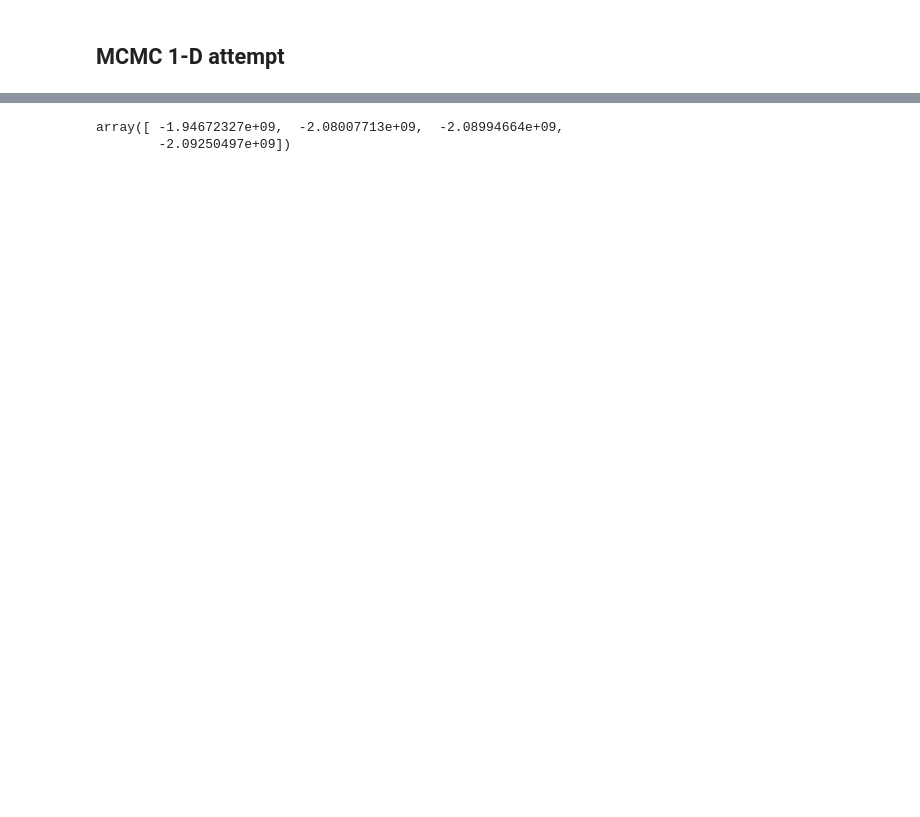
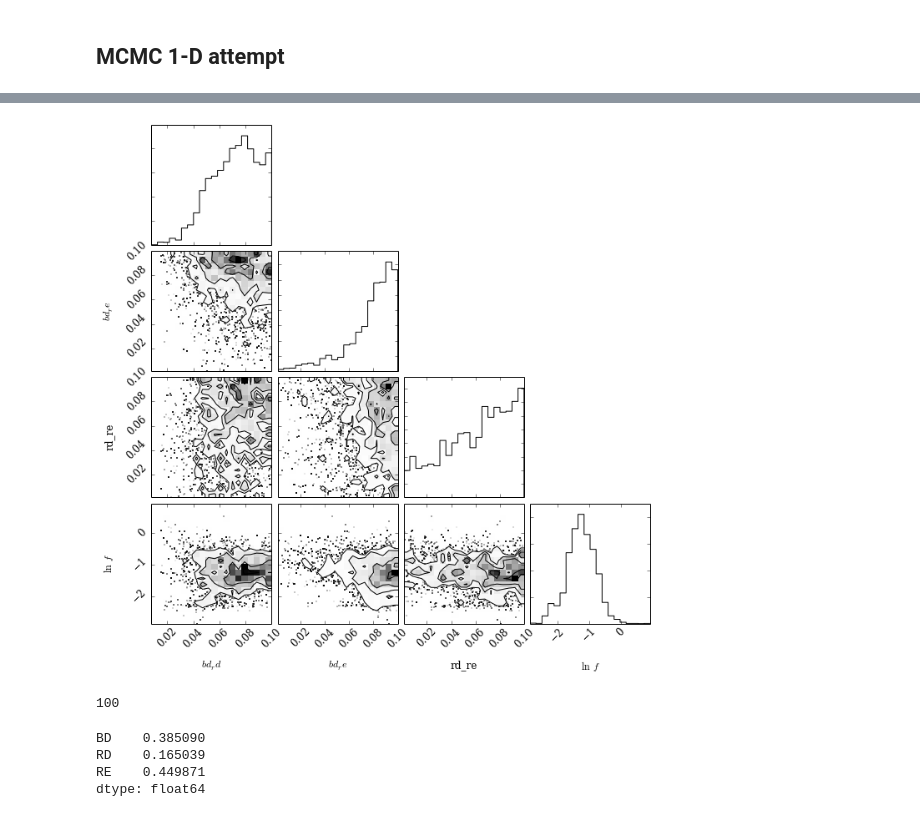
Before and after one commit to Mel23/gzh_red_disks, a Jupyter notebook: python/model_MCMC_1d.ipynb, the cells around one changed output, grey strips where cells are left out. Drawn from its saved outputs; the diff is of its cells as text; code cells hidden in the pictures; blank space fills up the shorter version.

```diff
--- a/python/model_MCMC_1d.ipynb
+++ b/python/model_MCMC_1d.ipynb
@@ -238,5 +202,18 @@ result = op.minimize(nll, [.01, .01,.01, np.log(.1)], args=(x, y, yerr))
-# %%
-result["x"]
-# %% [output]
-array([ -1.94672327e+09,  -2.08007713e+09,  -2.08994664e+09,
-        -2.09250497e+09])
+# %%
+samples = sampler.chain[:, 50:, :].reshape((-1, ndim))
+# %%
+import corner
+fig = corner.corner(samples, labels=["$bd_rd$", "$bd_re$", "rd_re", "$\ln\,f$"])
+# %% [output]
+[figure, added]
+# %%
+len(sampler.chain)
+# %% [output]
+100
+# %%
+N0
+# %% [output]
+BD    0.385090
+RD    0.165039
+RE    0.449871
+dtype: float64
```
Also changed, not shown: parts of 9 cells of this notebook.
